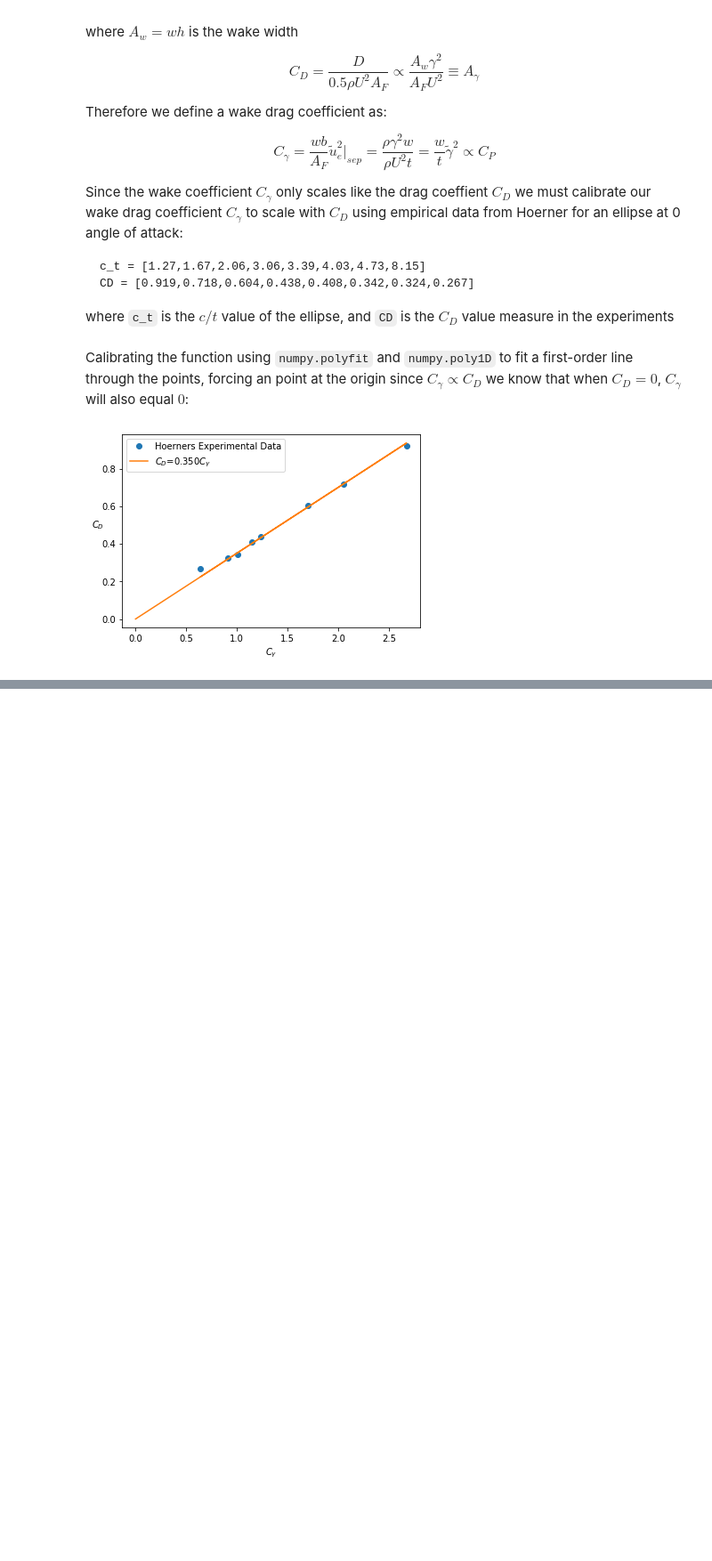
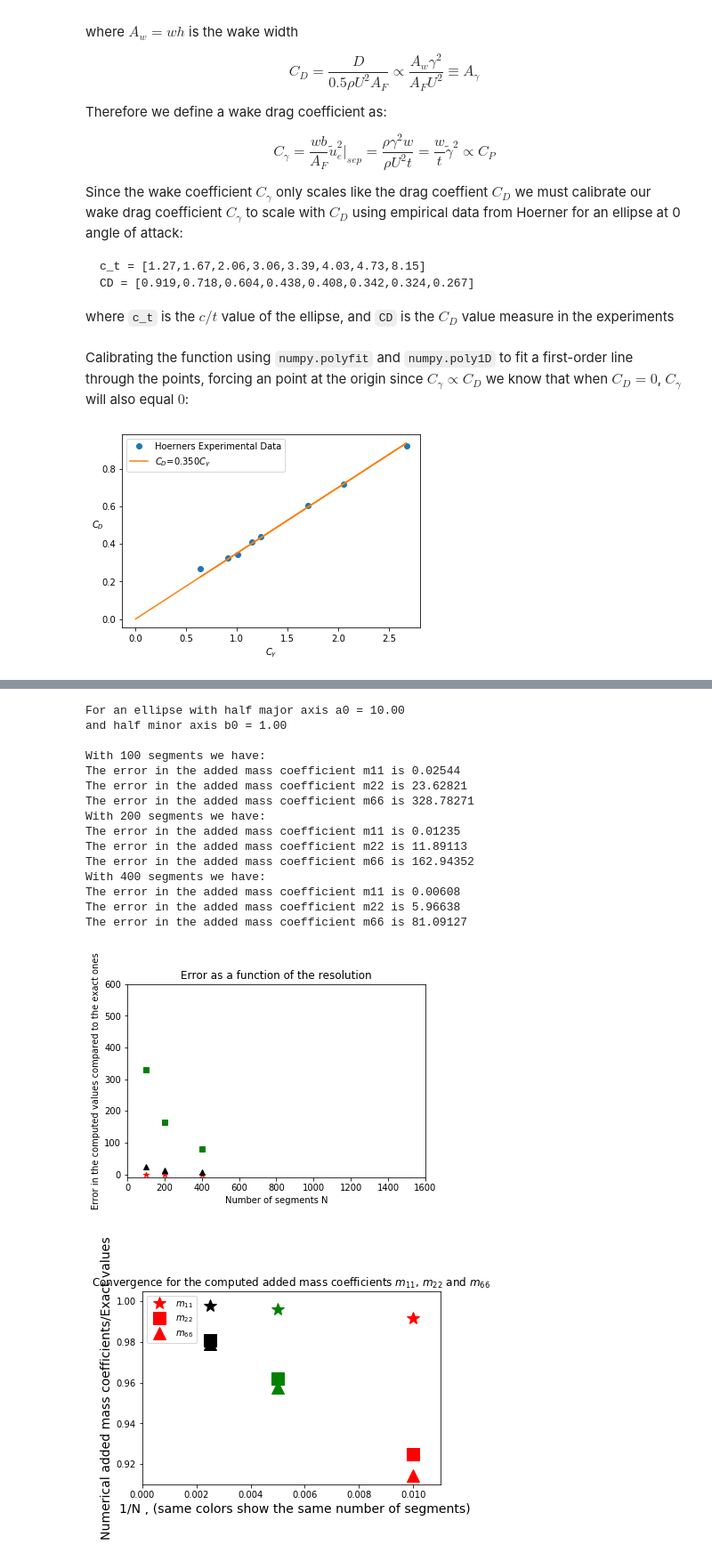
Before and after one commit to weymouth/MarineHydro, a Jupyter notebook: PostProcessing.ipynb, the cells around one changed output, grey strips where cells are left out. Shown at 89% size. Saved outputs shown, nothing was run; the diff lists cells and outputs as text; code cells hidden in the pictures; blank space fills up the shorter version.

```diff
--- a/PostProcessing.ipynb
+++ b/PostProcessing.ipynb
@@ -295,0 +616,38 @@ plt.show();
+# %%
+colors = ['r', 'g', 'k', 'c']
+
+m11_, m22_, m66_, Exact_m11, Exact_m22, Exact_m66 = Ellipse_Circle(10, 1, N_list)
+
+
+#checking for convergence
+for i in range(len(N_list)):
+    plt.plot(1.0/N_list[i], m11_[i]/Exact_m11,'*', color=colors[i], markersize=14, label='$m_{11}$')
+    plt.plot(1.0/N_list[i], m22_[i]/Exact_m22,'s', color=colors[i], markersize=14, label='$m_{22}$')
+    plt.plot(1.0/N_list[i], m66_[i]/Exact_m66,'^', color=colors[i], markersize=14, label='$m_{66}$')
+    if i==0:
+        plt.legend(loc='best', numpoints = 1)
+
+plt.title('Convergence for the computed added mass coefficients ' '$m_{11}$' ', $m_{22}$' ' and ' '$m_{66}$')
+plt.xlim((0, 0.011))
+plt.ylim((0.91 , 1.005))
+plt.ylabel('Numerical added mass coefficients/Exact values', fontsize=14)
+plt.xlabel('  1/N , (same colors show the same number of segments)', fontsize=14)
+plt.show()
+# %% [output]
+For an ellipse with half major axis a0 = 10.00
+and half minor axis b0 = 1.00
+
+With 100 segments we have:
+The error in the added mass coefficient m11 is 0.02544
+The error in the added mass coefficient m22 is 23.62821
+The error in the added mass coefficient m66 is 328.78271
+With 200 segments we have:
+The error in the added mass coefficient m11 is 0.01235
+The error in the added mass coefficient m22 is 11.89113
+The error in the added mass coefficient m66 is 162.94352
+With 400 segments we have:
+The error in the added mass coefficient m11 is 0.00608
+The error in the added mass coefficient m22 is 5.96638
+The error in the added mass coefficient m66 is 81.09127
+[figure, added]
+[figure, added]
```
Also changed, not shown: parts of 15 cells of this notebook, 1 other file.
